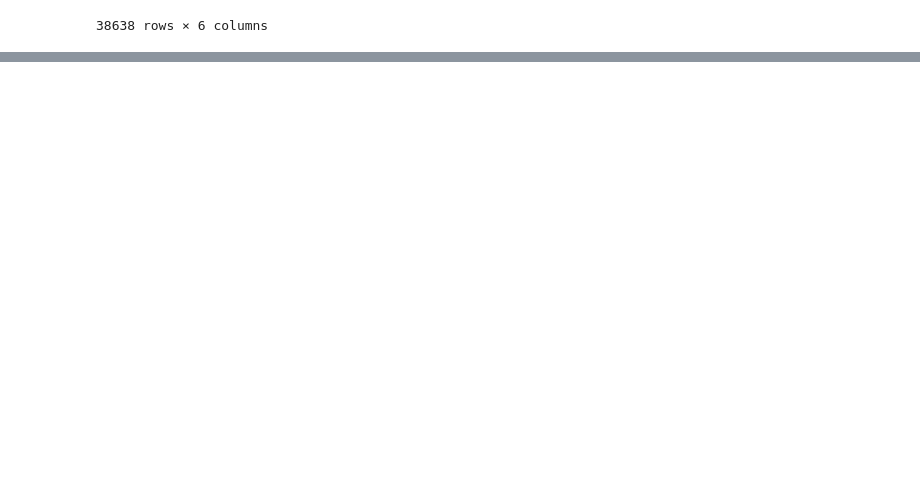
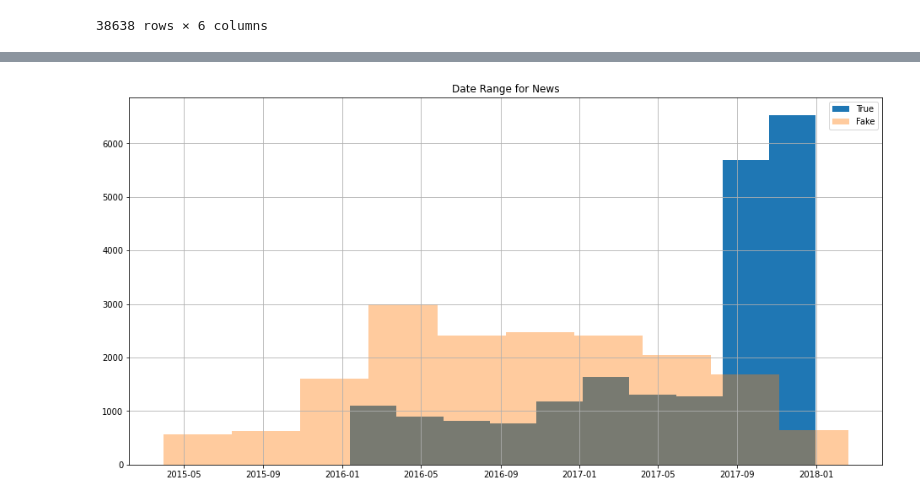
Before and after one commit to chriskal96/fake-news, a Jupyter notebook: 1_eda.ipynb, the cells around one changed output, grey strips where cells are left out. Saved outputs shown, nothing was run; the diff lists cells and outputs as text; code cells hidden in the pictures; blank space fills up the shorter version.

```diff
--- a/1_eda.ipynb
+++ b/1_eda.ipynb
@@ -405,0 +427,11 @@ df_clean.to_csv('df_clean.csv')
+# %%
+def show_hist_for_col(df, column, title):
+    """
+    Display a histogram for a column in a dataframe, splitting the data by label.
+    """
+    plt.figure(figsize=(16,8))
+    df[df.label == 'true'][column].hist(label='True')
+    df[df.label == 'fake'][column].hist(alpha=0.4, label='Fake')
+    plt.title(title)
+    plt.legend()
+    plt.show()
@@ -405,0 +445,4 @@ df_clean.to_csv('df_clean.csv')
+# %%
+show_hist_for_col(df_clean, 'date', 'Date Range for News')
+# %% [output]
+[figure, added]
```
Also changed, not shown: parts of 39 cells of this notebook.
